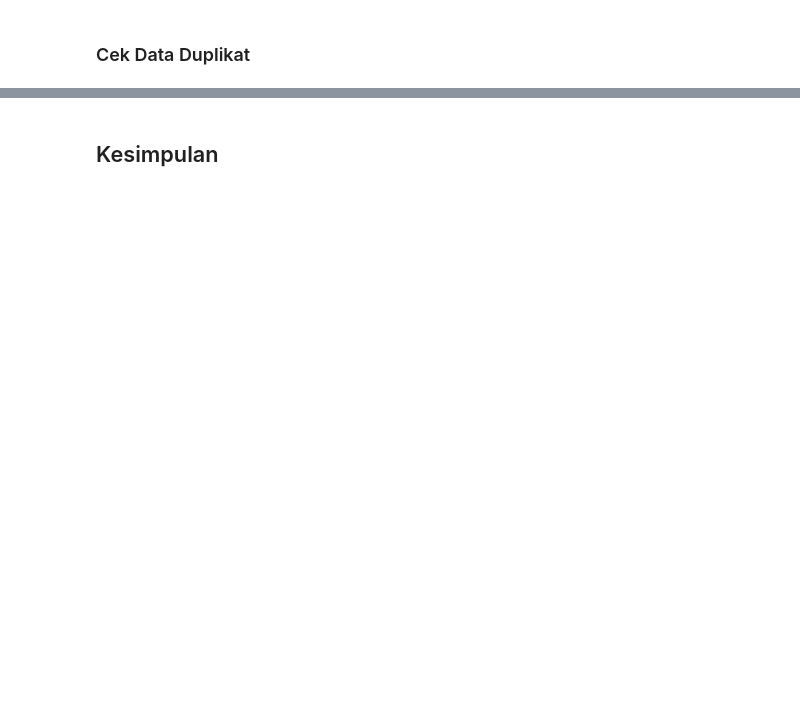
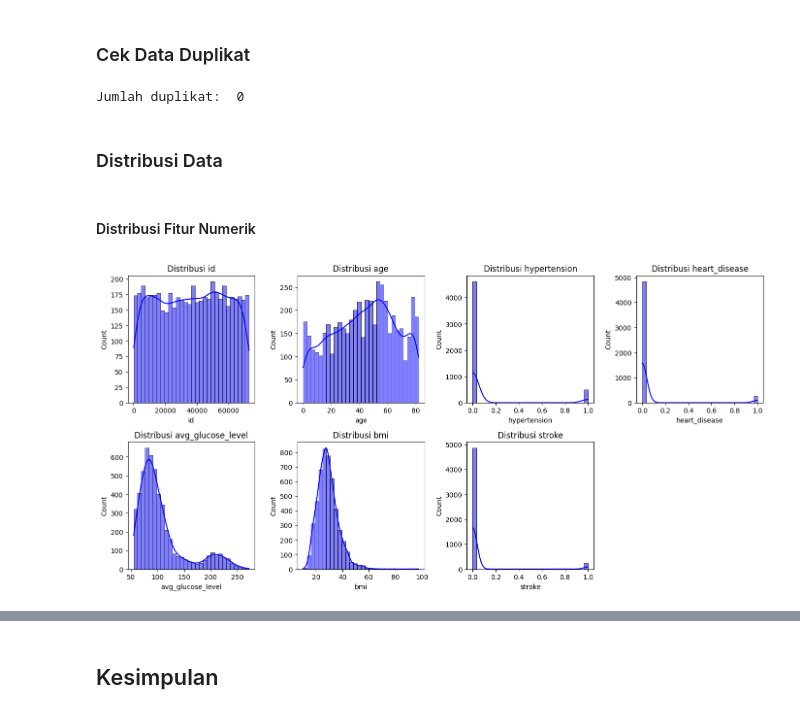
Before and after one commit to RiyZ411/Prediksi-Risiko-Stroke, a Jupyter notebook: model.ipynb, the cells around one changed output, grey strips where cells are left out. Drawn from its saved outputs; the diff is of its cells as text; code cells hidden in the pictures; blank space fills up the shorter version.

```diff
--- a/model.ipynb
+++ b/model.ipynb
@@ -68,2 +111,21 @@ df.describe(include='all')
 # %% [markdown]
 ### Cek Data Duplikat
+# %%
+print("Jumlah duplikat: ", df.duplicated().sum())
+# %% [output]
+Jumlah duplikat:  0
+# %% [markdown]
+### Distribusi Data
+# %% [markdown]
+#### Distribusi Fitur Numerik
+# %%
+num_features = df.select_dtypes(include=[np.number])
+plt.figure(figsize=(14, 10))
+for i, column in enumerate(num_features.columns, 1):
+    plt.subplot(3, 4, i)
+    sns.histplot(df[column], bins=30, kde=True, color='blue')
+    plt.title(f'Distribusi {column}')
+plt.tight_layout()
+plt.show()
+# %% [output]
+[figure, added]
```
Also changed, not shown: parts of 53 cells of this notebook, 24 other files.
